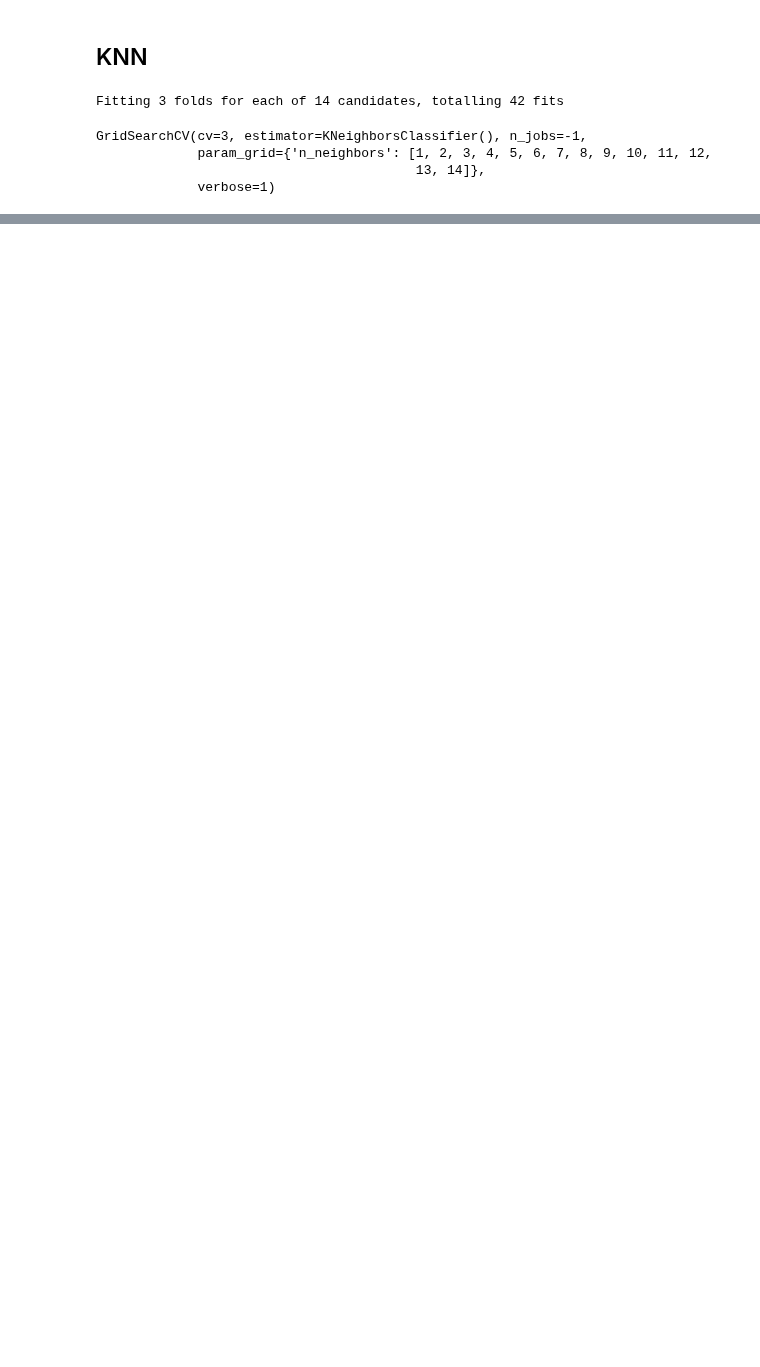
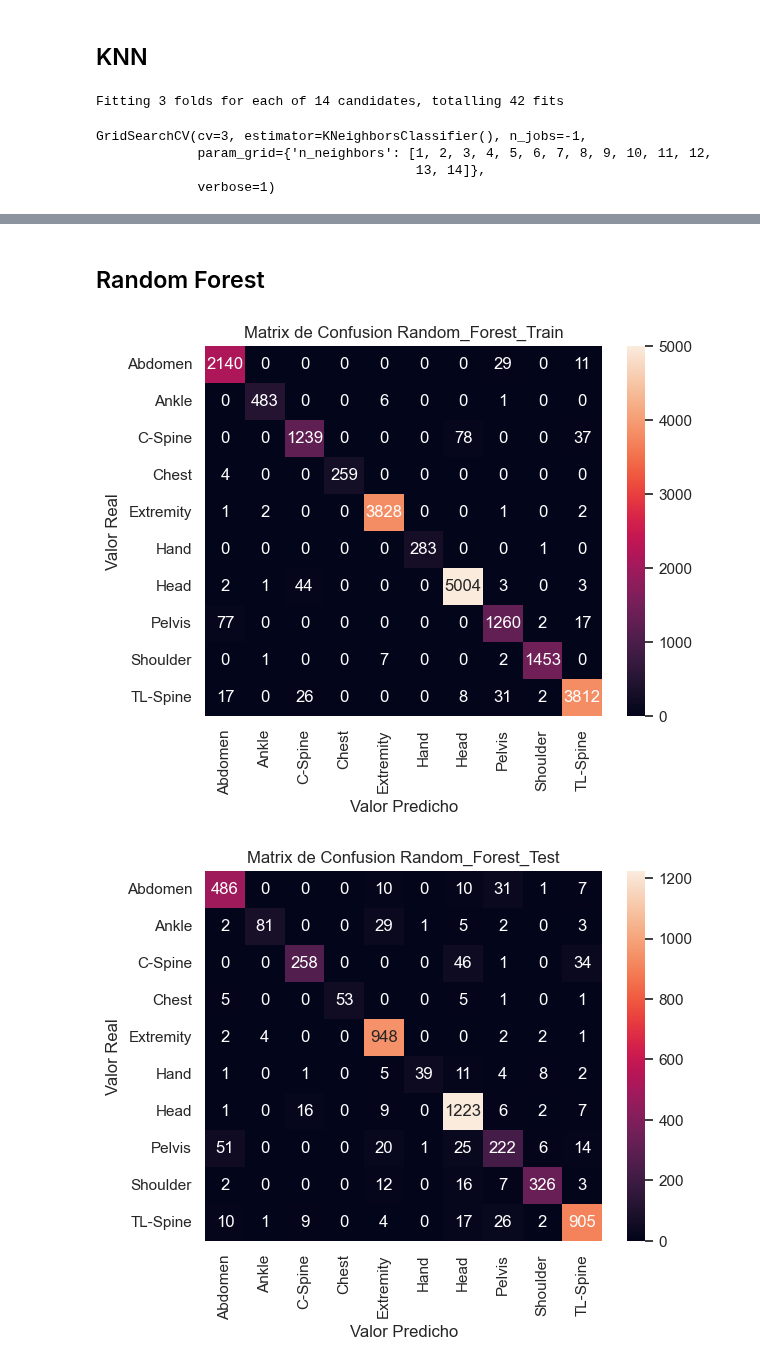
Before and after one commit to Facundo-Peloso/DH-TP-1---Grupo-10, a Jupyter notebook: TP 3/Main_TP3_JP.ipynb, the cells around one changed output, grey strips where cells are left out. Drawn from its saved outputs; the diff is of its cells as text; code cells hidden in the pictures; blank space fills up the shorter version.

```diff
--- a/TP 3/Main_TP3_JP.ipynb
+++ b/TP 3/Main_TP3_JP.ipynb
@@ -357,0 +351,22 @@ evaluacion(y_test, ypred_knn_test, model="KNN_Test")
+# %% [markdown]
+## Random Forest
+# %%
+from sklearn.ensemble import RandomForestClassifier
+
+# Seleccionamos modelo
+rf = RandomForestClassifier()
+
+#Lo fiteamos
+rf = rf.fit(X_train_scaler, y_train)
+
+#Predecimos
+
+ypred_rf_train = rf.predict(X_train_scaler)
+ypred_rf_test = rf.predict(X_test_scaler)
+# %%
+evaluacion(y_train, ypred_rf_train, model="Random_Forest_Train")
+
+evaluacion(y_test, ypred_rf_test, model="Random_Forest_Test")
+# %% [output]
+[figure, added]
+[figure, added]
```
Also changed, not shown: parts of 14 cells of this notebook.
